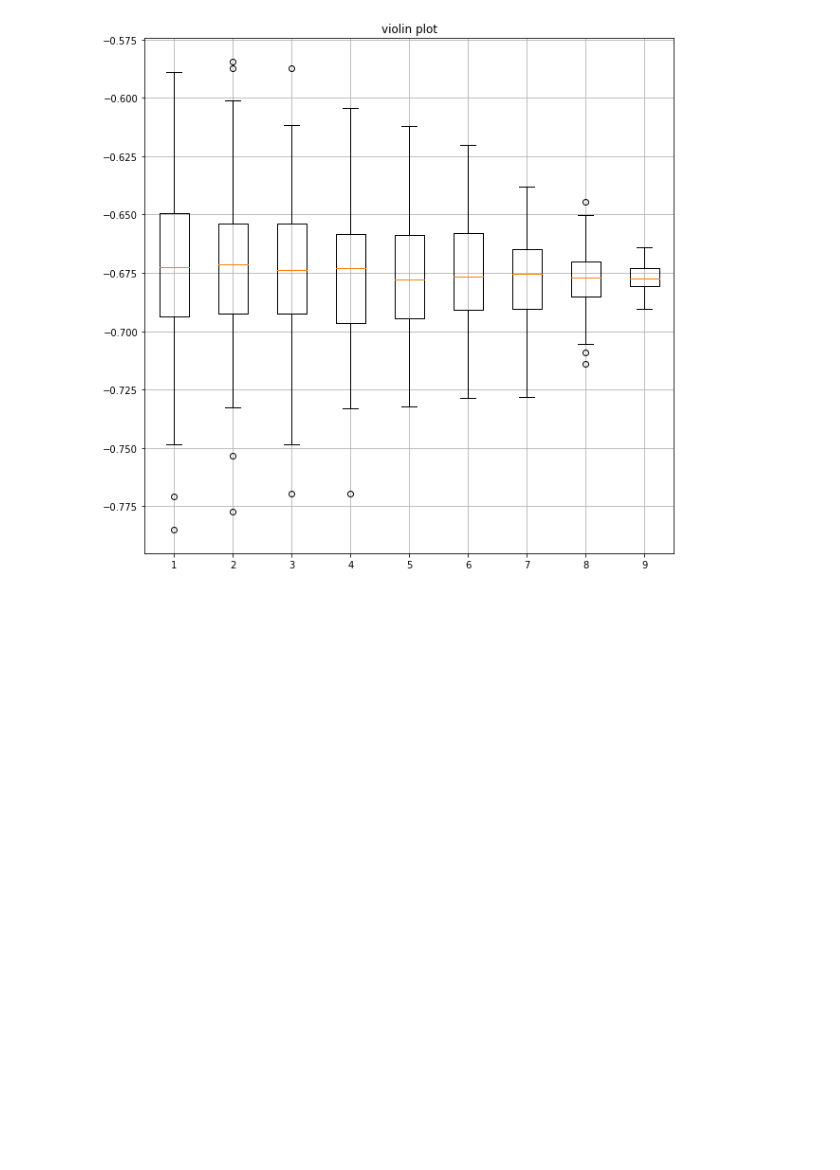
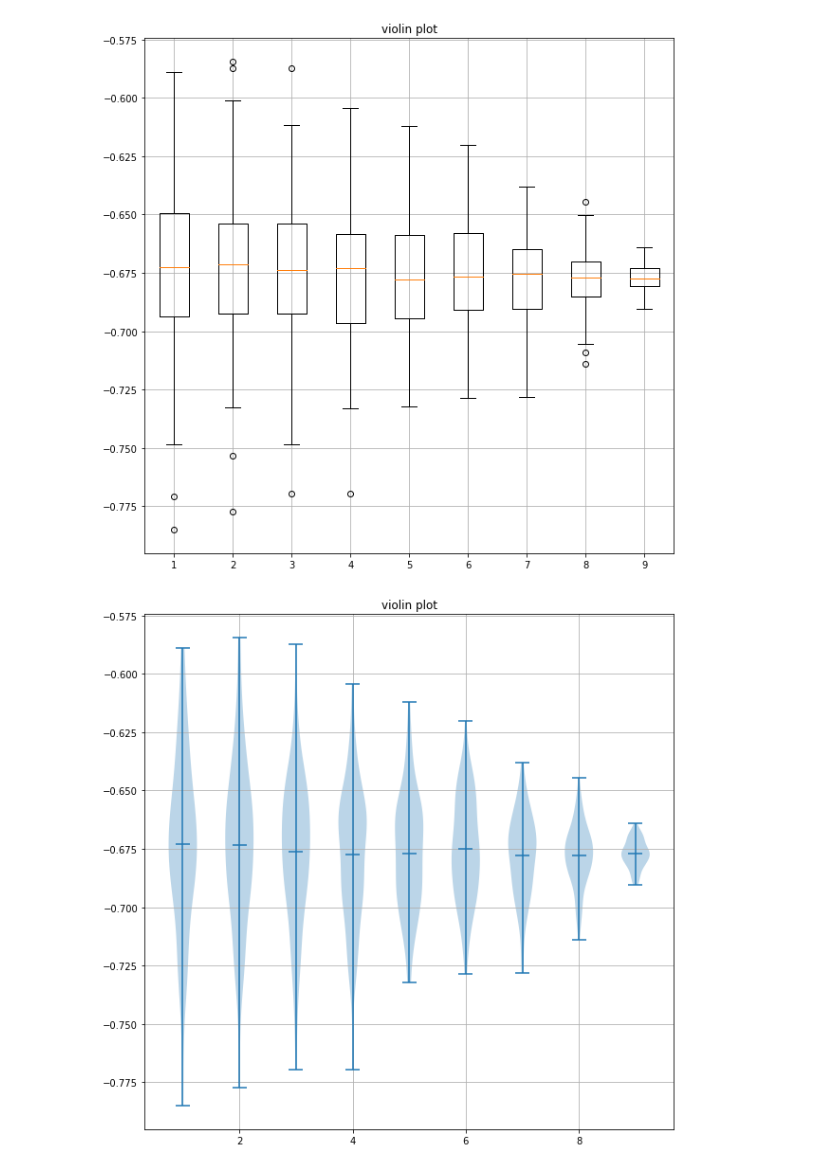
Before and after one commit to ShagadatovNurlan/VR-MCMC, a Jupyter notebook: BLR_8d_reduced_truncated/Final_BLR_8d_truncated.ipynb, the cells around one changed output. Drawn from its saved outputs; the diff is of its cells as text; code cells hidden in the pictures; blank space fills up the shorter version.

Commit message:
added violin plots

```diff
--- a/BLR_8d_reduced_truncated/Final_BLR_8d_truncated.ipynb
+++ b/BLR_8d_reduced_truncated/Final_BLR_8d_truncated.ipynb
@@ -368,3 +368,16 @@ plt.grid()
 plt.show()
 # %% [output]
 [figure]
+# %%
+all_data = [P_test]
+for i in range(1,d+1):
+    all_data.append(P_test - M_results[:i].sum(axis = 0))
+
+plt.figure(figsize=(10,10))
+plt.violinplot(
+        all_data, showmeans=True, showmedians=False)
+plt.title('violin plot')
+plt.grid()
+plt.show()
+# %% [output]
+[figure, added]
```
Also changed, not shown: 1 other file.
